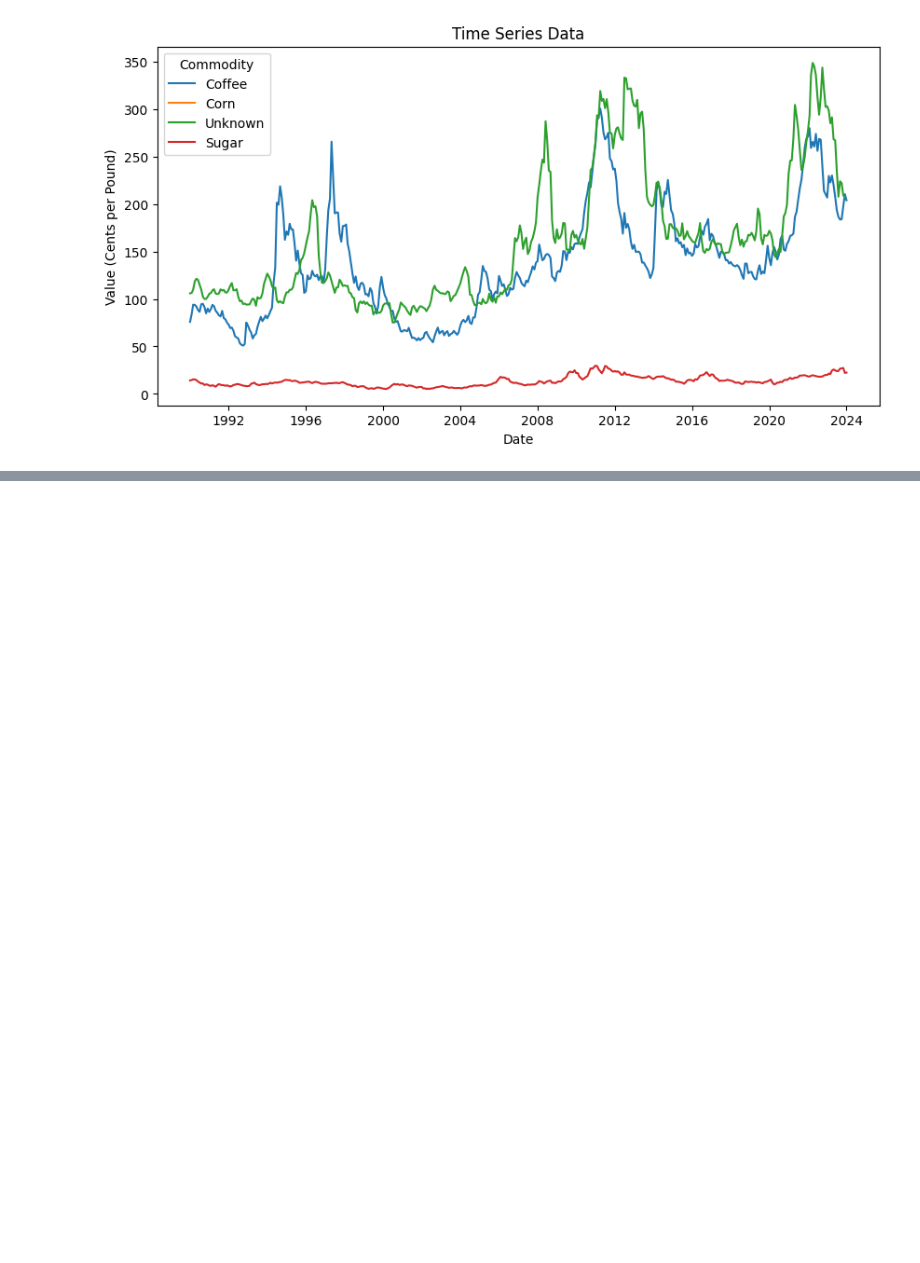
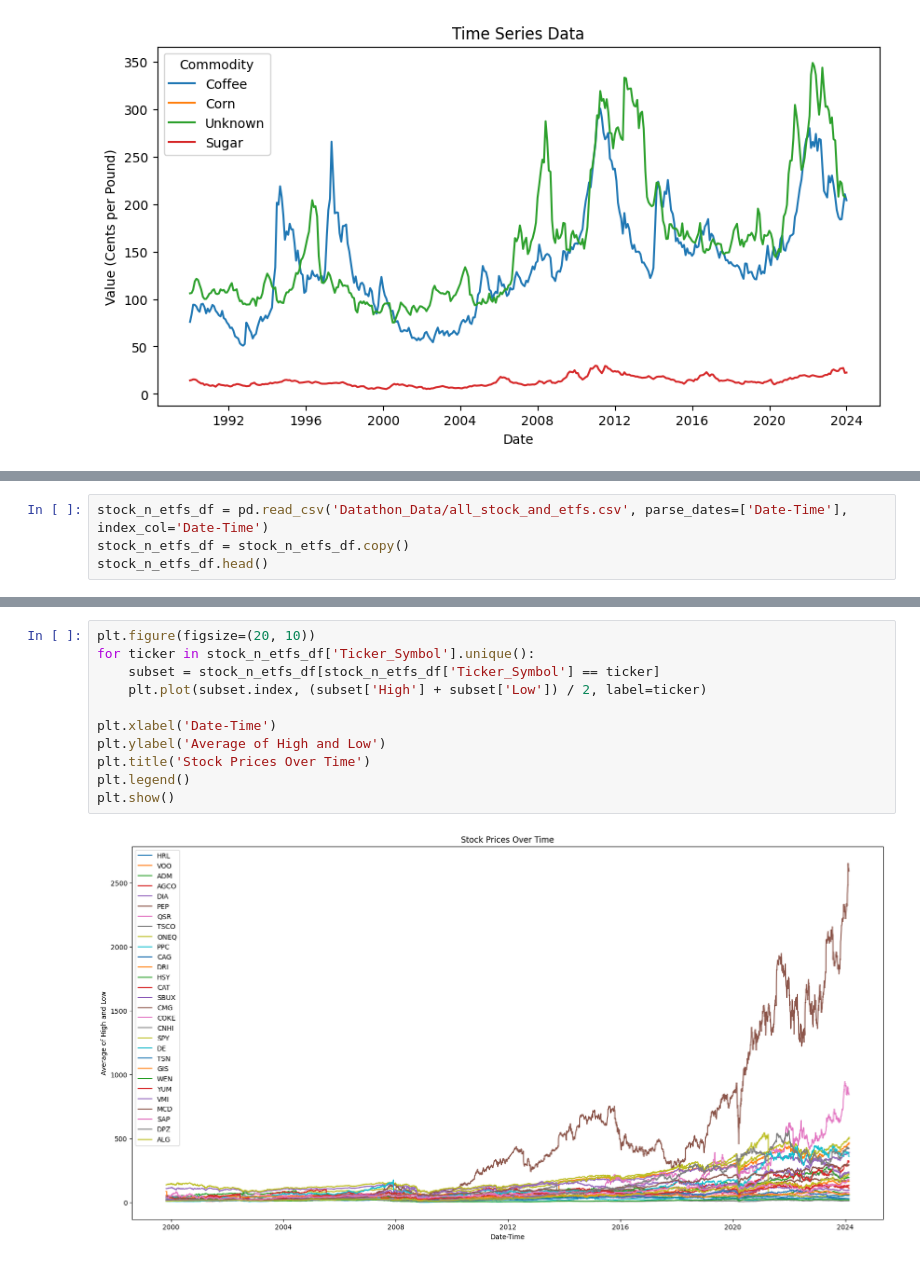
Before and after one commit to TonyZhang2004/Citadel-Summer-Datathon, a Jupyter notebook: EDA.ipynb, the cells around one changed output, grey strips where cells are left out. Drawn from its saved outputs; the diff is of its cells as text; blank space fills up the shorter version.

Commit message:
Update stocks and etfs

```diff
--- a/EDA.ipynb
+++ b/EDA.ipynb
@@ -51,0 +48,4 @@ plt.show()
+# %%
+stock_n_etfs_df = pd.read_csv('Datathon_Data/all_stock_and_etfs.csv', parse_dates=['Date-Time'], index_col='Date-Time')
+stock_n_etfs_df = stock_n_etfs_df.copy()
+stock_n_etfs_df.head()
@@ -51,0 +94,13 @@ plt.show()
+# %%
+plt.figure(figsize=(20, 10))
+for ticker in stock_n_etfs_df['Ticker_Symbol'].unique():
+    subset = stock_n_etfs_df[stock_n_etfs_df['Ticker_Symbol'] == ticker]
+    plt.plot(subset.index, (subset['High'] + subset['Low']) / 2, label=ticker)
+
+plt.xlabel('Date-Time')
+plt.ylabel('Average of High and Low')
+plt.title('Stock Prices Over Time')
+plt.legend()
+plt.show()
+# %% [output]
+[figure, added]
```
Also changed, not shown: parts of 8 cells of this notebook.
